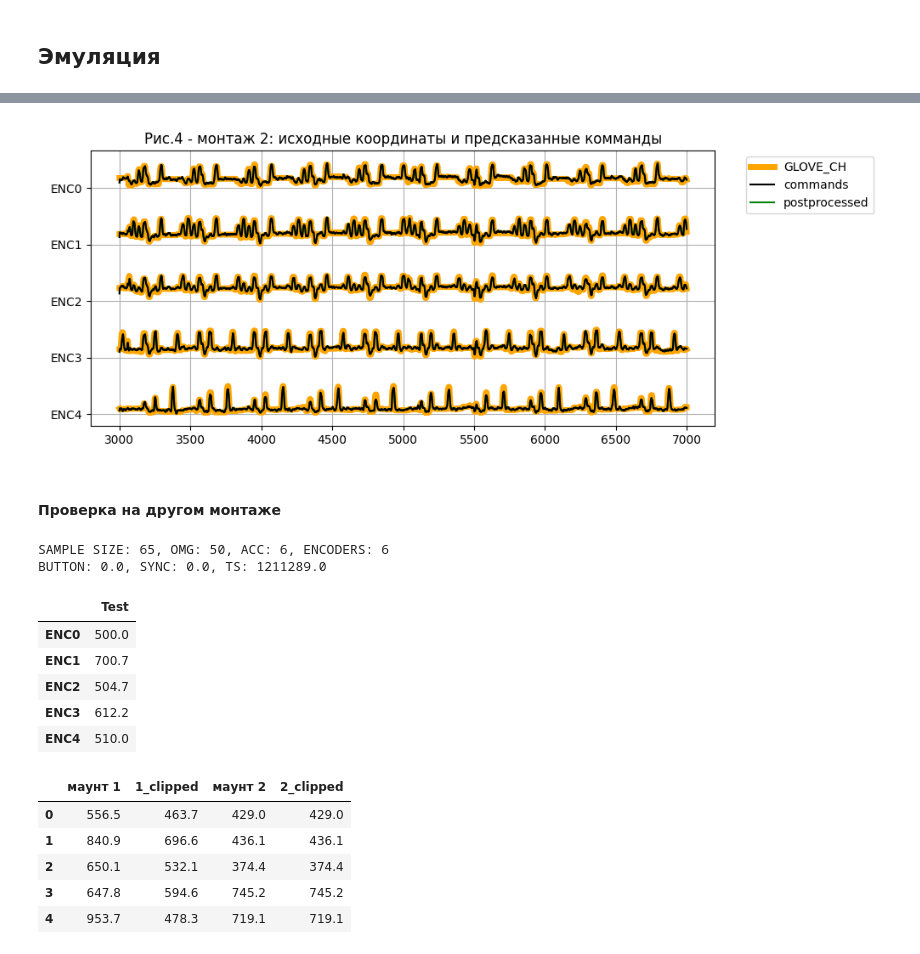
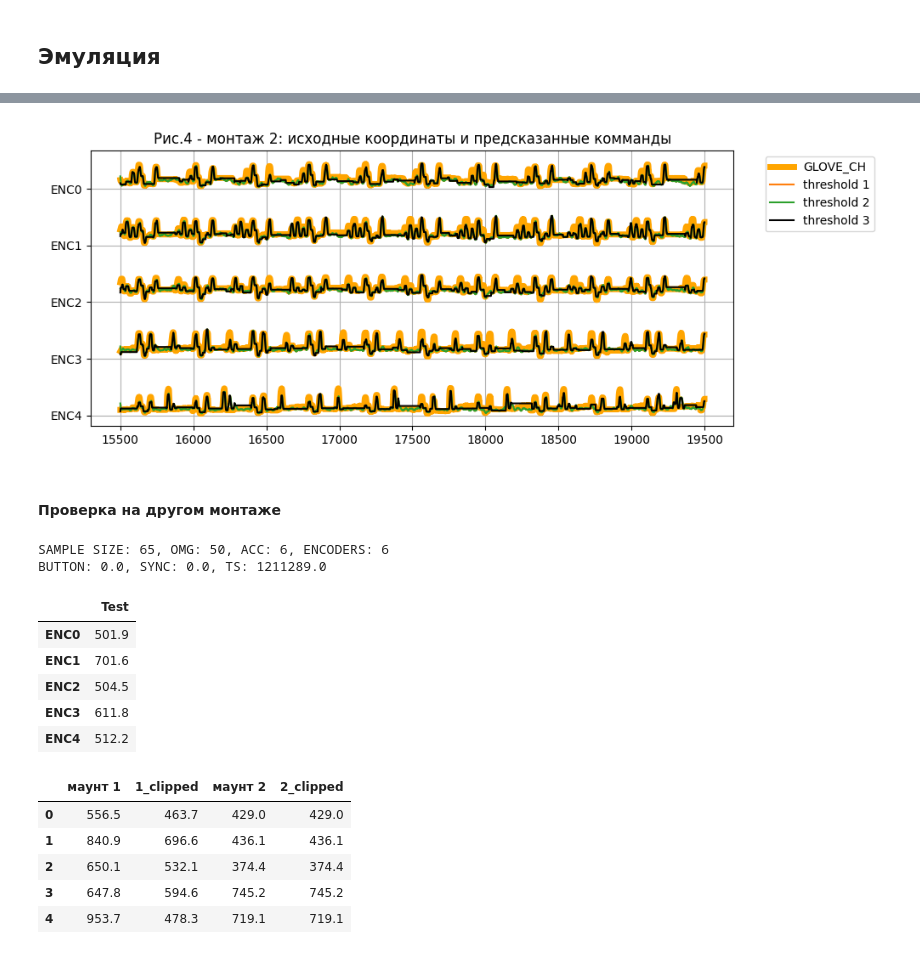
Before and after one commit to Internship-moto/Gestures_3, a Jupyter notebook: notebooks/Gestures_3.ipynb, the cells around one changed output, grey strips where cells are left out. Cells and saved outputs as stored; diff of their text form; code cells hidden in the pictures.

Commit message:
add postprocessing3

```diff
--- a/notebooks/Gestures_3.ipynb
+++ b/notebooks/Gestures_3.ipynb
@@ -1027,25 +1091,30 @@ def commands2(dq):
 # %% [markdown]
 ## Эмуляция
 # %%
-df_sim = gestures.loc[3000:6999, :] #.iloc[:7244]
+df_sim = gestures.loc[15500:19500, :] #.iloc[:7244]
 # df_sim= np.concatenate([mounts['gestures_test'][OMG_CH + ACC_CH + GYR_CH], mounts['gestures_test_2'][OMG_CH + ACC_CH + GYR_CH]], axis=0)
 #df_sim = free_movements.iloc[:2000]
 print(df_sim.shape)
 
-# В промежуток 0.033 с модель не проходит
-TIMEOUT = 1 #0.033
+
+TIMEOUT =  0.033
 DEBUG = True
 
-ts_list = []
+#ts_list = []
 
 model_stateful.reset_states()
 
 i = 0
 preproc_coef = 0.57
 buff = np.zeros((6,50))
-buff_pred = np.ones((5,5))*np.array([.5,.5,.5,.5,.5])
+
+buff_pred2 = np.ones((5,5))*np.array([50,50,50,50,50])
+buff_pred3 = np.ones((3,5))*np.array([50,50,50,50,50])
 ts_diff = 0
-dq = deque(buff_pred, maxlen=5)
+
+dq2 = deque(buff_pred2, maxlen=5)
+dq3 = deque(buff_pred3, maxlen=3)
+
 y_previous = np.array([.32,.35,.45,.30,.10])
 
 y_dct = {
@@ -1056,12 +1125,12 @@ y_dct = {
     'y_postprocessed':[],
     'y_commands':[],
     'y_commands1':[],
+    'y_commands2':[],
+    'y_commands3':[],
     'ts_time':[],
 }
 
-
 saved_model = model_stateful
-
 
 ts_old = time.time()
 
@@ -1098,12 +1167,15 @@ while True:
     # [Inference Postprocessing]
     y_postprocessed     = postprocessing(y_predicted, y_previous)
 
-    dq.append(y_postprocessed)
+    dq2.append(y_postprocessed)
+    dq3.append(y_postprocessed)
+
 
     # [Commands composition]
-    # y_commands          = commands_new(y_postprocessed, y_previous, sample_preprocessed) #y_postprocessed
-    y_commands          = commands(y_postprocessed)
-    y_commands1          = commands2(dq)
+    y_commands           = commands(y_postprocessed)
+    y_commands1          = commands1(dq2)
+    y_commands2          = commands2(dq2)
+    y_commands3          = commands3(dq3) #, postproc_threshold=2
 
     # [Data logging]
     y_dct['omg_sample'].append(omg_sample)
@@ -1113,7 +1185,8 @@ while True:
     y_dct['y_postprocessed'].append(y_postprocessed)
     y_dct['y_commands'].append(y_commands)      # полученные команды
     y_dct['y_commands1'].append(y_commands1)    # сглаженные команды
-
+    y_dct['y_commands2'].append(y_commands2)    # сглаженные команды
+    y_dct['y_commands3'].append(y_commands3)    # сглаженные команды
     y_previous = y_postprocessed
 
     if DEBUG:
@@ -1192,31 +1248,34 @@ plt.savefig(f'../figures/fig_3.png')
 # %%
 xticks = df_sim[GLOVE_CH].index
 dist = -np.arange(len(GLOVE_CH)) * 200
 
 fig, ax = plt.subplots(1, 1,  figsize=(10, 4))
 
 ax.plot(xticks, df_sim[GLOVE_CH] + dist, c='orange', label='GLOVE_CH' ,linewidth=5 ) #
 #ax.plot(xticks,   y_dct['y_predicted'] + dist, c='purple', label ='predicted')
-ax.plot(xticks,   y_dct['y_postprocessed'] + dist, c='green', label ='postprocessed')
-ax.plot(xticks,   y_dct['y_commands'] + dist, c='k', label ='commands')
+#ax.plot(xticks,   y_dct['y_postprocessed'] + dist, c='green', label ='postprocessed')
+#ax.plot(xticks,   y_dct['y_commands'] + dist, c='C0', label ='commands')
+ax.plot(xticks,   y_dct['y_commands1'] + dist, c='C1', label ='threshold 1')
+ax.plot(xticks,   y_dct['y_commands2'] + dist, c='C2', label ='threshold 2')
+ax.plot(xticks,   y_dct['y_commands3'] + dist, c='k', label ='threshold 3')
 #ax.plot(xticks,   y_dct['y_commands1'] + dist, c='red', label ='commands1')
 #ax.plot(xticks,   NEW + dist, c='red', label ='LSTM + nogo commands')
 
 plt.title('Рис.4 - монтаж 2: исходные координаты и предсказанные комманды') #Ground truth vs predicted vs postprocessed vs commands
 plt.yticks(dist, GLOVE_CH)
 
 # get unique labels
 handles, labels = plt.gca().get_legend_handles_labels()
 labels, ids = np.unique(labels, return_index=True)
 handles = [handles[i] for i in ids]
 ax.legend(handles, labels, bbox_to_anchor=[1.04, 1])
 
 plt.grid()
 plt.tight_layout()
 
 plt.savefig(f'../figures/fig_4.png')
 # %% [output]
-[figure, old version]
+[figure, new version]
 # %% [markdown]
 #### Проверка на другом монтаже
 # %%
@@ -1237,9 +1296,13 @@ model_stateful.reset_states()
 i = 0
 preproc_coef = 0.57
 buff = np.zeros((6,50))
-buff_pred = np.ones((5,5))*np.array([.5,.5,.5,.5,.5])
+
+buff_pred2 = np.ones((5,5))*np.array([50,50,50,50,50])
+buff_pred3 = np.ones((3,5))*np.array([50,50,50,50,50])
 ts_diff = 0
-dq = deque(buff_pred, maxlen=5)
+
+dq2 = deque(buff_pred2, maxlen=5)
+dq3 = deque(buff_pred3, maxlen=3)
 y_previous = np.array([.32,.35,.45,.30,.10])
 
 y_dct = {
@@ -1250,6 +1313,8 @@ y_dct = {
     'y_postprocessed':[],
     'y_commands':[],
     'y_commands1':[],
+    'y_commands2':[],
+    'y_commands3':[],
     'ts_time':[],
 }
 
@@ -1292,12 +1357,14 @@ while True:
     # [Inference Postprocessing]
     y_postprocessed     = postprocessing(y_predicted, y_previous)
 
-    dq.append(y_postprocessed)
+    dq2.append(y_postprocessed)
+    dq3.append(y_postprocessed)
 
     # [Commands composition]
-    # y_commands          = commands_new(y_postprocessed, y_previous, sample_preprocessed) #y_postprocessed
     y_commands          = commands(y_postprocessed)
-    y_commands1          = commands2(dq)
+    y_commands1         = commands1(dq2)
+    y_commands2         = commands2(dq2)
+    y_commands3         = commands3(dq3)
 
     # [Data logging]
     y_dct['omg_sample'].append(omg_sample)
@@ -1306,8 +1373,9 @@ while True:
     y_dct['y_predicted'].append(y_predicted)
     y_dct['y_postprocessed'].append(y_postprocessed)
     y_dct['y_commands'].append(y_commands)      # полученные команды
-    y_dct['y_commands1'].append(y_commands1)    # сглаженные команды
-
+    y_dct['y_commands1'].append(y_commands1)    # полученные команды
+    y_dct['y_commands2'].append(y_commands2)    # сглаженные команды
+    y_dct['y_commands3'].append(y_commands3)    # сглаженные команды
     y_previous = y_postprocessed
 
     if DEBUG:
@@ -1334,11 +1402,11 @@ get_mse(temp, np.array(y_dct['y_commands']))
 SAMPLE SIZE: 65, OMG: 50, ACC: 6, ENCODERS: 6
 BUTTON: 0.0, SYNC: 0.0, TS: 1211289.0
 |  | Test |
-| ENC0 | 500.0 |
-| ENC1 | 700.7 |
-| ENC2 | 504.7 |
-| ENC3 | 612.2 |
-| ENC4 | 510.0 |
+| ENC0 | 501.9 |
+| ENC1 | 701.6 |
+| ENC2 | 504.5 |
+| ENC3 | 611.8 |
+| ENC4 | 512.2 |
 # %%
 # Обучение на gestures_3_2_clipped
 pd.DataFrame({
```
Also changed, not shown: parts of 28 cells of this notebook, 5 other files.
